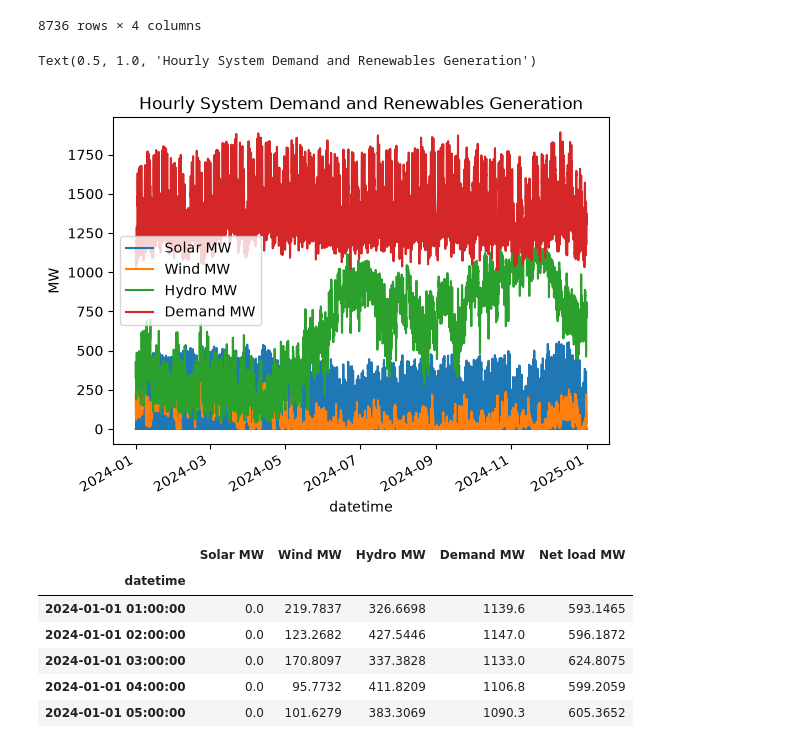
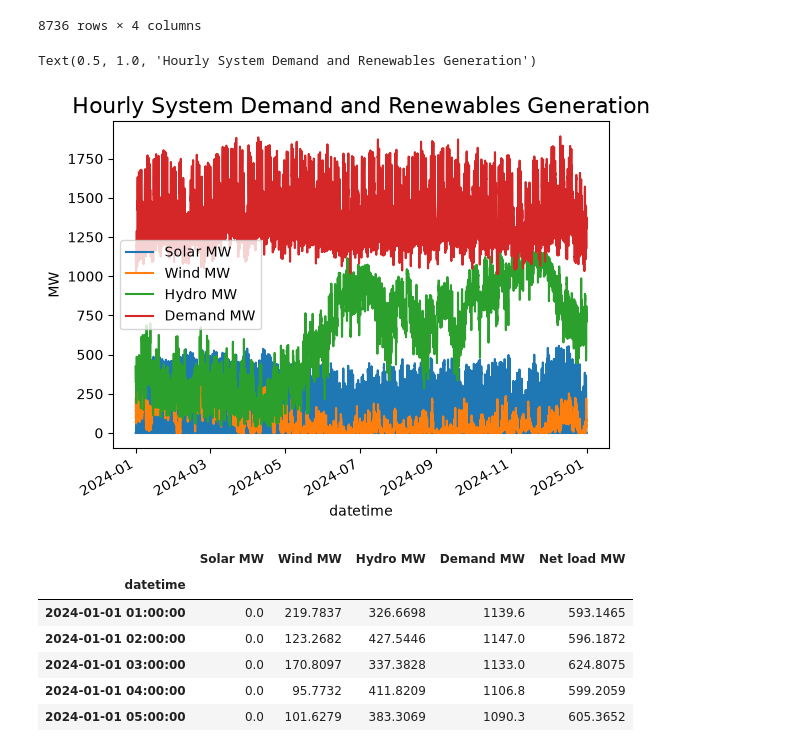
Before and after one commit to jorgeluisti07/RENEWABLE-SHARE-IN-PANAMA, a Jupyter notebook: RENEWABLES SHARE IN PANAMA.ipynb, the cells around one changed output. Drawn from its saved outputs; the diff is of its cells as text; code cells hidden in the pictures.

```diff
--- a/RENEWABLES SHARE IN PANAMA.ipynb
+++ b/RENEWABLES SHARE IN PANAMA.ipynb
@@ -90,11 +90,11 @@ df
 # %%
 df.plot()
 
 plt.ylabel("MW")
-plt.title ("Hourly System Demand and Renewables Generation")
+plt.title ("Hourly System Demand and Renewables Generation", fontsize=16)
 # %% [output]
 Text(0.5, 1.0, 'Hourly System Demand and Renewables Generation')
-[figure, old version]
+[figure, new version]
 # %%
 for k in df.index:
 
```
Also changed, not shown: parts of 4 cells of this notebook.
